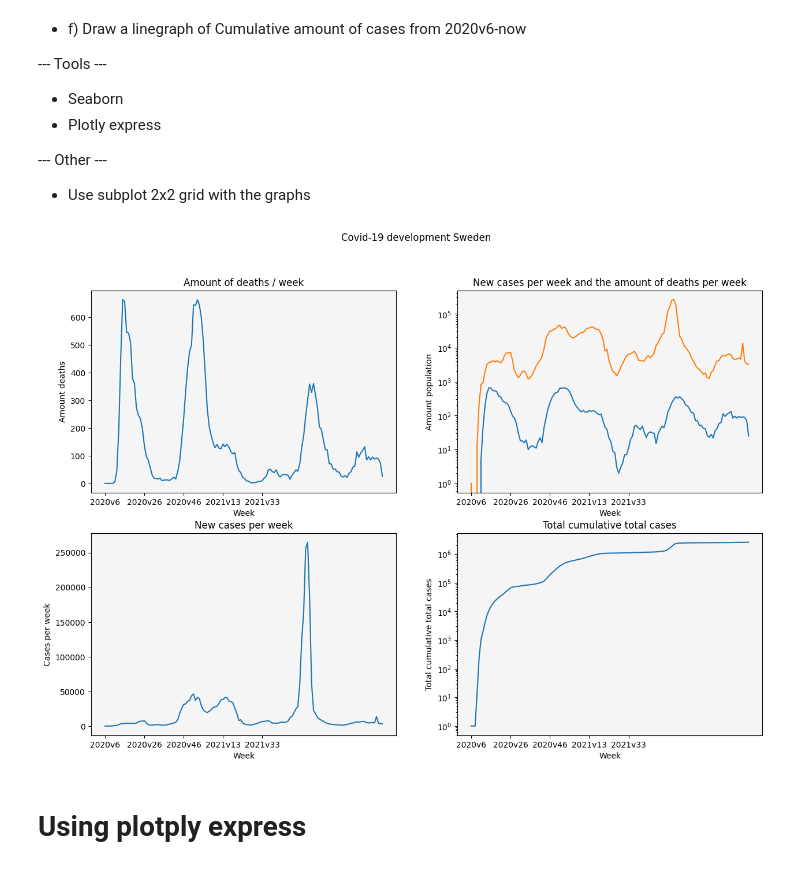
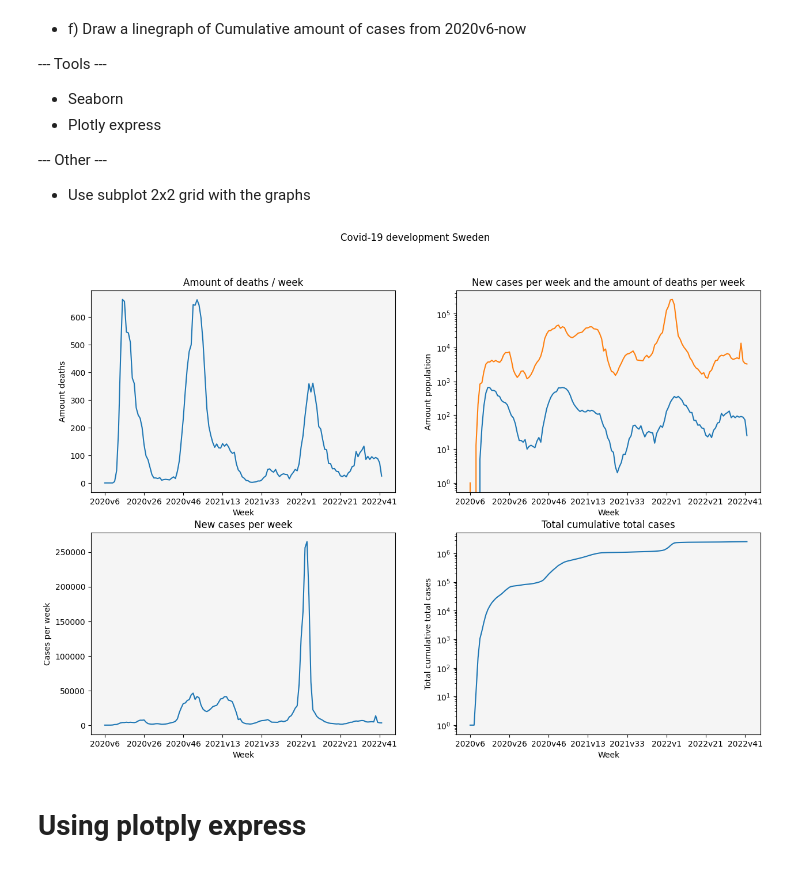
Before and after one commit to JoelOscarsson/Databehandling-JoelOscarsson, a Jupyter notebook: Laboration-1/Labb_1.ipynb, the cells around one changed output. Saved outputs shown, nothing was run; the diff lists cells and outputs as text; code cells hidden in the pictures.

```diff
--- a/Laboration-1/Labb_1.ipynb
+++ b/Laboration-1/Labb_1.ipynb
@@ -193,40 +193,40 @@ fig.suptitle("Covid-19 development Sweden")
 # c) First graph
 sns.lineplot(data = covid19, x="Week", y="Amount of deaths / week", ax=ax[0, 0])
 ax[0, 0].set_title("Amount of deaths / week")
-ax[0, 0].set_xticks(range(0, 100, 20))  # Set label locations. Start stop step (Steps 15 weeks at a time)
+ax[0, 0].set_xticks(range(0, 145, 20))  # Set label locations. Start stop step (Steps 15 weeks at a time), # This is reading with a space between 20 weeks
 ax[0, 0].set_ylabel("Amount deaths")
 ax[0, 0].set_facecolor("whitesmoke")
 
 # d) Second graph
 sns.lineplot(data = covid19, x="Week", y="Amount of cases / week", ax=ax[1, 0])
 ax[1, 0].set_title("New cases per week")
-ax[1, 0].set_xticks(range(0, 100, 20))
+ax[1, 0].set_xticks(range(0, 145, 20))
 ax[1, 0].set_ylabel("Cases per week")
 ax[1, 0].set_facecolor("whitesmoke")
 
 # e) Third graph
 sns.lineplot(data = covid19, x="Week", y="Amount of deaths / week", ax=ax[0, 1])  # I want a promo aswell
 sns.lineplot(data = covid19, x="Week", y="Amount of cases / week", ax=ax[0, 1])
 ax[0, 1].set_title("New cases per week and the amount of deaths per week")
-ax[0, 1].set_xticks(range(0, 100, 20))
+ax[0, 1].set_xticks(range(0, 145, 20))
 ax[0, 1].set_ylabel("Amount population")
 ax[0, 1].set(yscale="log")
 ax[0, 1].set_facecolor("whitesmoke")
 
 # Fourth graph
 sns.lineplot(data=covid19, x="Week", y="Cumulative amount of cases", ax=ax[1, 1])
 ax[1, 1].set_title("Total cumulative total cases")
-ax[1, 1].set_xticks(range(0, 100, 20))
+ax[1, 1].set_xticks(range(0, 145, 20))
 ax[1, 1].set_ylabel("Total cumulative total cases")
 ax[1, 1].set(yscale="log")
 ax[1, 1].set_facecolor("whitesmoke")
 
 #plt.savefig("Visualiseringar/Covid19-Development.png")
 
-## TODO: Fix the x axis is not set properly because there is still space.
+
 ## TODO: Maybe add promo? or something like that to get comparsions in the third graph
 # %% [output]
-[figure, old version]
+[figure, new version]
 # %% [markdown]
 # Using plotply express
 # %%
```
Also changed, not shown: parts of 12 cells of this notebook, 10 other files.
